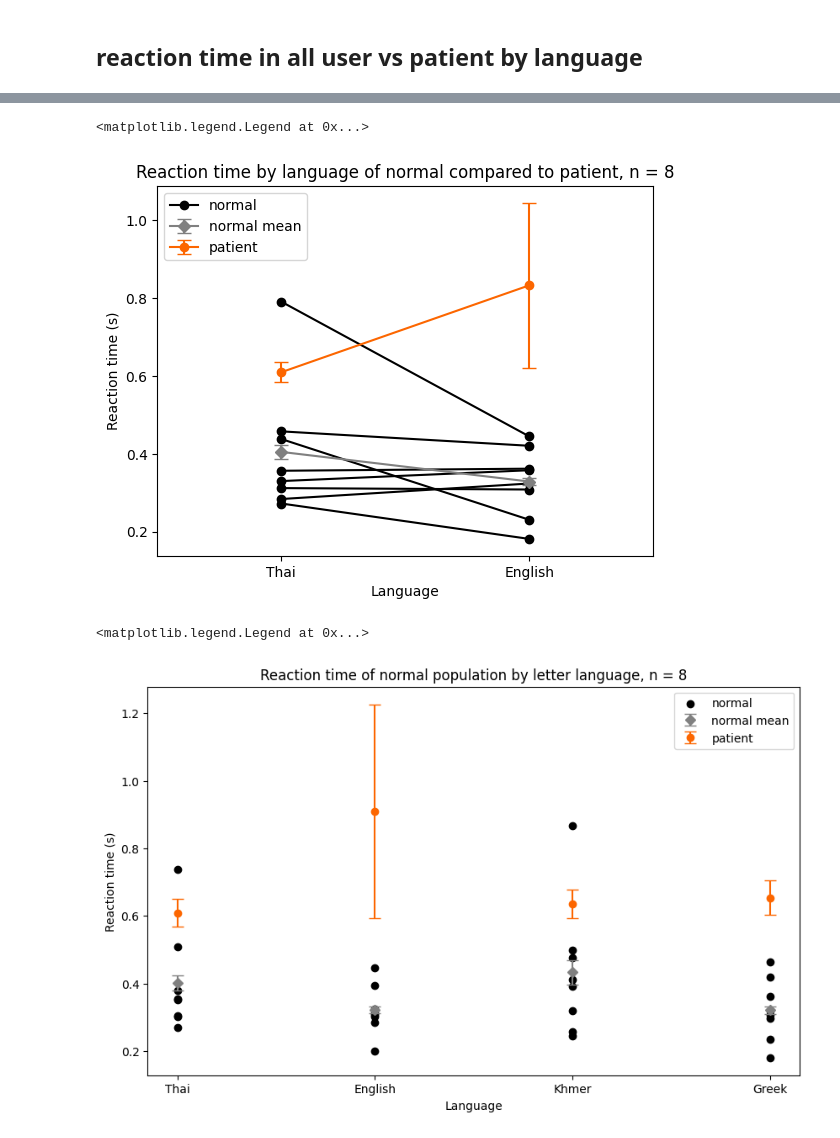
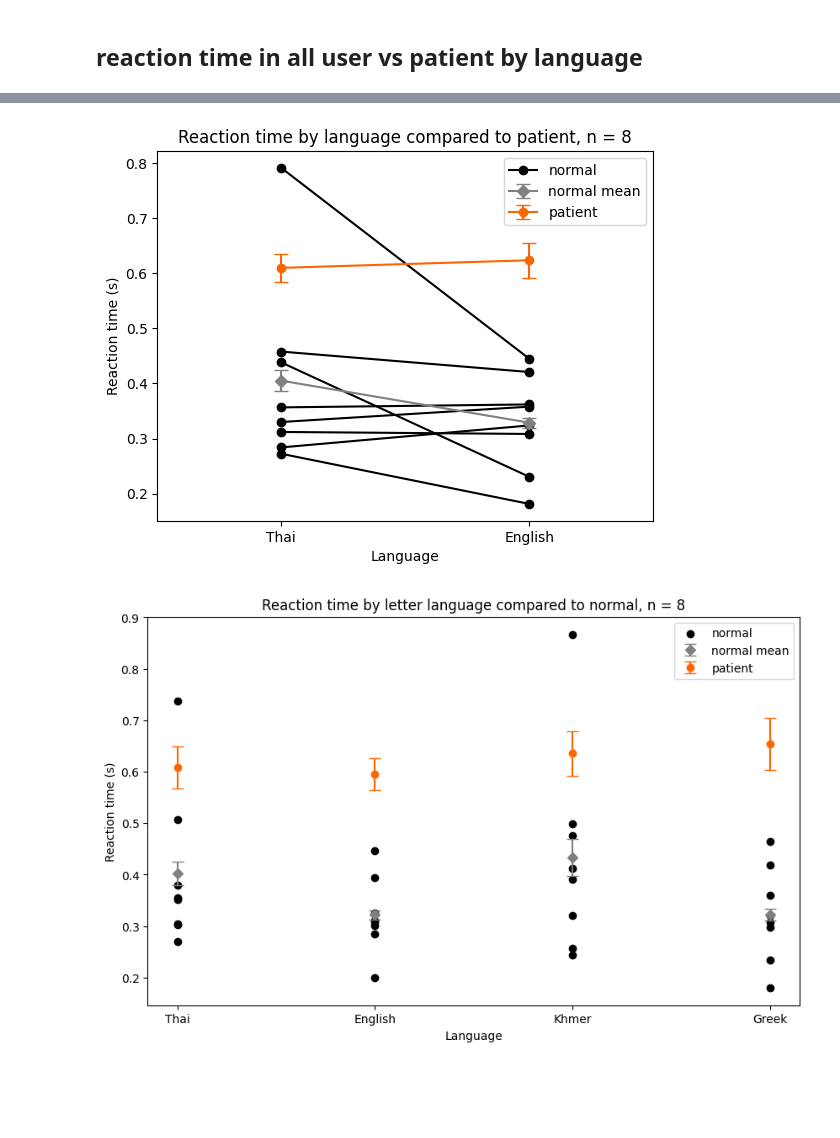
Before and after one commit to Plausma/Dyslexia, a Jupyter notebook: task 1 norm.ipynb, the cells around one changed output, grey strips where cells are left out. Cells and saved outputs as stored; diff of their text form; code cells hidden in the pictures; blank space fills up the shorter version.

Commit message:
add all visualization of the normal compared to patient

```diff
--- a/task 1 norm.ipynb
+++ b/task 1 norm.ipynb
@@ -102,2 +113,4 @@ for filename in all_files:
 # %%
 megadf = pd.concat(li, ignore_index = True)
+megaendf = pd.concat(lien, ignore_index=True)
+megathdf = pd.concat(lith, ignore_index=True)
@@ -107,10 +117,3 @@ lith = [li[i] for i in range(0,len(li)) if i % 2 == 1]
-# %%
-# create a combined df for each norm user
-combli = []
-n_subj = int(len(li)/2)
-for i in range(0,n_subj):
-    orderall = pd.concat([li[2*i+1], li[2*i]], ignore_index=True)
-    combli.append(orderall)
 # %%
 redgradient = ["#ffa5bb","#ff9eb6", "#ff7d9d", "#ff6087","#ff0040" ] # thai language, use the last index value as the main color
 bluegradient = ["#c0d7ff", "#92bcff", "#5e9eff","#3686ff","#0067ff" ] # english language, use the last index value as the main color
@@ -148,8 +151,9 @@ for filename in all_patientfiles:
 
 # welcome back
 letterorden = li_patient[0]
+letterorden = letterorden.drop(51)
 letterordth = li_patient[1]
-letterordall = pd.concat([li_patient[0], li_patient[1]], ignore_index=True)
+letterordall = pd.concat([letterorden, letterordth], ignore_index=True)
 # %% [output]
 ['YP', 'en']
 ['YP', 'th']
@@ -270,0 +308,23 @@ Name: 2, dtype: float64
+# %%
+fig, axs = plt.subplots(1, 2, figsize = (12,6), sharey=True)
+lister = [[megathdf, letterordth] , [megaendf, letterorden]]
+for i in [0,1]:
+
+    d = lister[i][0].groupby(['langshow', 'username'])['score'].mean().mul(100).unstack()
+    for s, v in d.items():
+        axs[i].plot(v.index, v.values, color = 'black', marker = 'o', linestyle = '', label = 'Normal')
+
+    mean, sem = d.T.mean(), d.T.sem()
+    axs[i].errorbar(mean.index, mean.values, yerr = sem.values, marker = 'D', color = 'gray', capsize = 5, label = 'Normal mean')
+    p = lister[i][1].groupby(['langshow'])['score'].mean()*100
+    s = lister[i][1].groupby(['langshow'])['score'].sem()*100
+    axs[i].plot(p.index, p.values, color = patient, label = "Patient", marker = 'o')
+
+fig.suptitle(f"Accuracy by letter language and language order compared to normal, n = {n_subj}")
+fig.supxlabel("Letter language")
+axs[0].set_ylabel("Accuracy (%)")
+axs[0].set_title("Selecting Thai letter")
+axs[1].set_title("Selecting English letter")
+
+legend_unique()
+plt.savefig("./figure/norm/I norm accu by letterlang and language order.png")
@@ -351,36 +388,36 @@ plotdf = megadf_filter.groupby(["lang", "username"])['key_RT'].mean().unstack()
 # plotdf = plotdf.drop(index=['PH'])
 
 for i, (user, series) in enumerate(plotdf.items()):
 
     plt.plot(series.index,series.values, color = 'black', marker = "o", label = 'normal')
 
 
 #norm overall
 
 sem = megadf_filter.groupby(['lang'])['key_RT'].sem()
 mean = megadf_filter.groupby(['lang'])['key_RT'].mean()
 plt.errorbar(mean.index, mean.values, yerr = sem.values, fmt = 'D-',color = 'grey', capsize = 5, label = 'normal mean')
 
 # patient
 ptthmean = letterordth_filter['key_RT'].mean()
 ptenmean = letterorden_filter['key_RT'].mean()
 ptthsem = letterordth_filter['key_RT'].sem()
 ptensem = letterorden_filter['key_RT'].sem()
 
 plt.errorbar([1,2], [ptthmean, ptenmean],yerr = [ptthsem, ptensem], fmt = 'o-',color = patient,   zorder=10, capsize = 5,label = 'patient')
 
-plt.title(f"Reaction time by language of normal compared to patient, n = {n_subj}")
+plt.title(f"Reaction time by language compared to patient, n = {n_subj}")
 plt.ylabel("Reaction time (s)")
 plt.xlabel("Language")
 plt.xticks([1,2], ['Thai', 'English'])
 plt.margins(x=0.5)
 
 handles, labels = plt.gca().get_legend_handles_labels()
 unique_labels = dict(zip(labels, handles))  # Removes duplicates
 plt.legend(unique_labels.values(), unique_labels.keys())
+plt.savefig("./figure/norm/I RT by lang order.png")
 # %% [output]
-<matplotlib.legend.Legend at 0x...>
-[figure, old version]
+[figure, new version]
 # %%
 # normal
 custom_ord = ['Thai', 'English', 'Khmer','Greek']
@@ -413,7 +450,7 @@ ptsem =ptsem.reindex(custom_ord)
 plt.errorbar(ptmean.index, ptmean.values,yerr = ptsem.values, fmt = 'o',color = patient,   zorder=10, capsize = 5,label = 'patient')
 
 
-plt.title(f"Reaction time of normal population by letter language, n = {n_subj}")
+plt.title(f"Reaction time by letter language compared to normal, n = {n_subj}")
 plt.xlabel("Language")
 plt.ylabel("Reaction time (s)")
 
@@ -421,6 +458,6 @@ plt.ylabel("Reaction time (s)")
 handles, labels = plt.gca().get_legend_handles_labels()
 unique_labels = dict(zip(labels, handles))
 plt.legend(unique_labels.values(), unique_labels.keys())
+plt.savefig('./figure/norm/I RT by langshow.png')
 # %% [output]
-<matplotlib.legend.Legend at 0x...>
-[figure, old version]
+[figure, new version]
```
Also changed, not shown: parts of 18 cells of this notebook, 13 other files.
